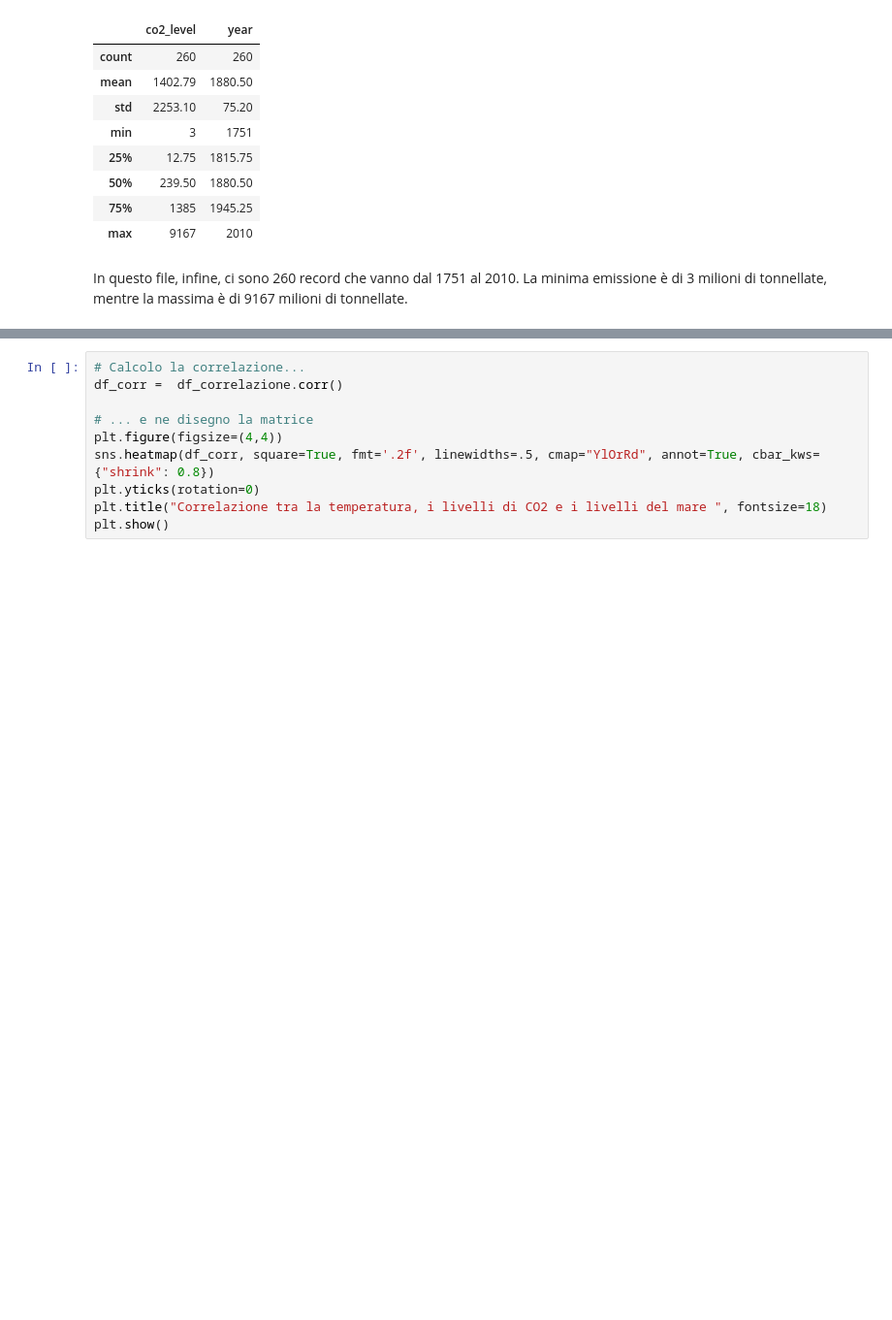
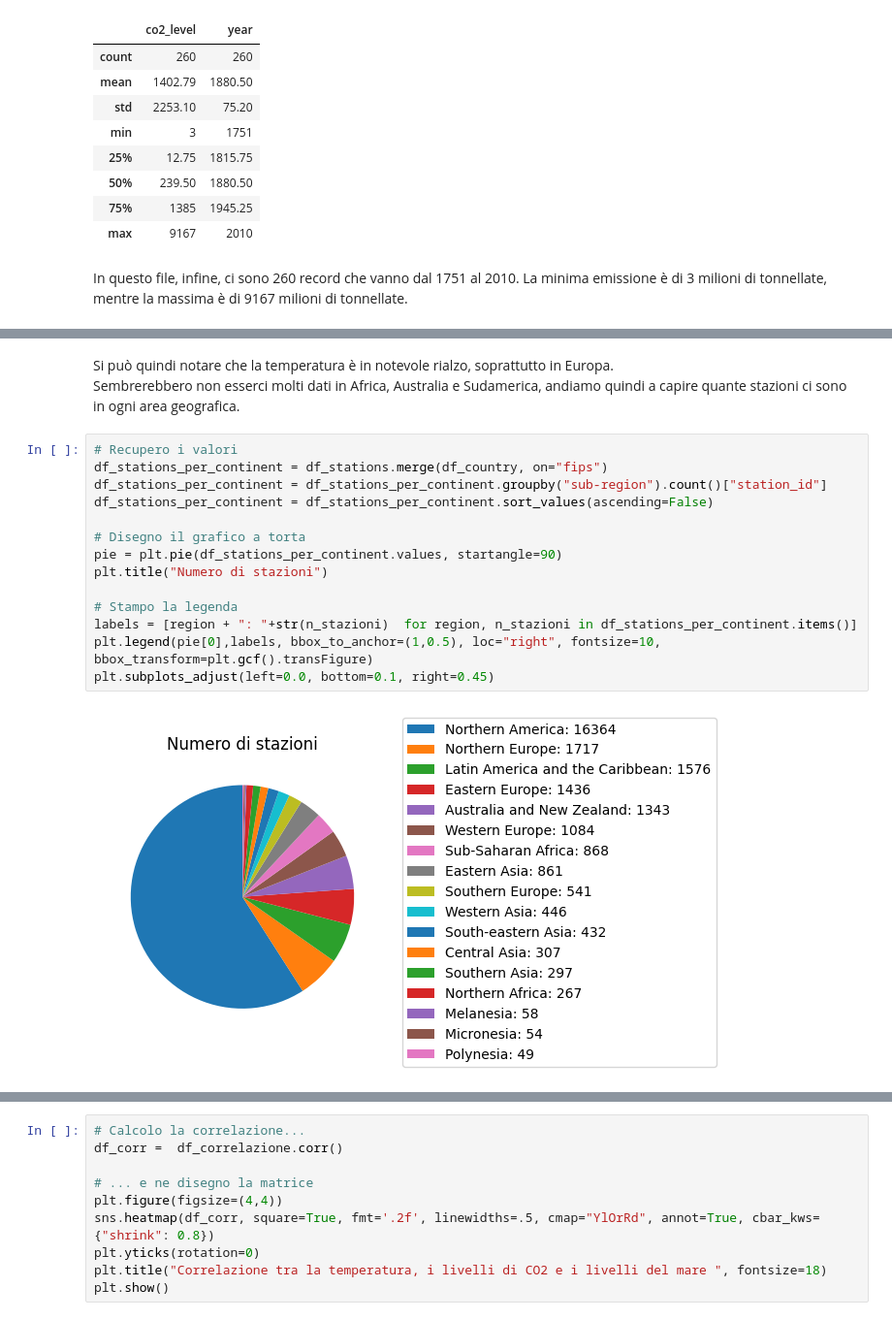
Before and after one commit to ElenaCurti/big-data, a Jupyter notebook: Attivita_03_DataAnalytics/file.ipynb, the cells around one changed output, grey strips where cells are left out. Shown at 97% size. Drawn from its saved outputs; the diff is of its cells as text; blank space fills up the shorter version.

```diff
--- a/Attivita_03_DataAnalytics/file.ipynb
+++ b/Attivita_03_DataAnalytics/file.ipynb
@@ -636,0 +405,19 @@ Dire che anche se 1 grado sembra poco, in realtà è tanto
+# %% [markdown]
+Si può quindi notare che la temperatura è in notevole rialzo, soprattutto in Europa. <br>
+Sembrerebbero non esserci molti dati in Africa, Australia e Sudamerica, andiamo quindi a capire quante stazioni ci sono in ogni area geografica.
+# %%
+# Recupero i valori
+df_stations_per_continent = df_stations.merge(df_country, on="fips")
+df_stations_per_continent = df_stations_per_continent.groupby("sub-region").count()["station_id"]
+df_stations_per_continent = df_stations_per_continent.sort_values(ascending=False)
+
+# Disegno il grafico a torta
+pie = plt.pie(df_stations_per_continent.values, startangle=90)
+plt.title("Numero di stazioni")
+
+# Stampo la legenda
+labels = [region + ": "+str(n_stazioni)  for region, n_stazioni in df_stations_per_continent.items()]
+plt.legend(pie[0],labels, bbox_to_anchor=(1,0.5), loc="right", fontsize=10, bbox_transform=plt.gcf().transFigure)
+plt.subplots_adjust(left=0.0, bottom=0.1, right=0.45)
+# %% [output]
+[figure, added]
```
Also changed, not shown: parts of 48 cells of this notebook, 1 other file.
